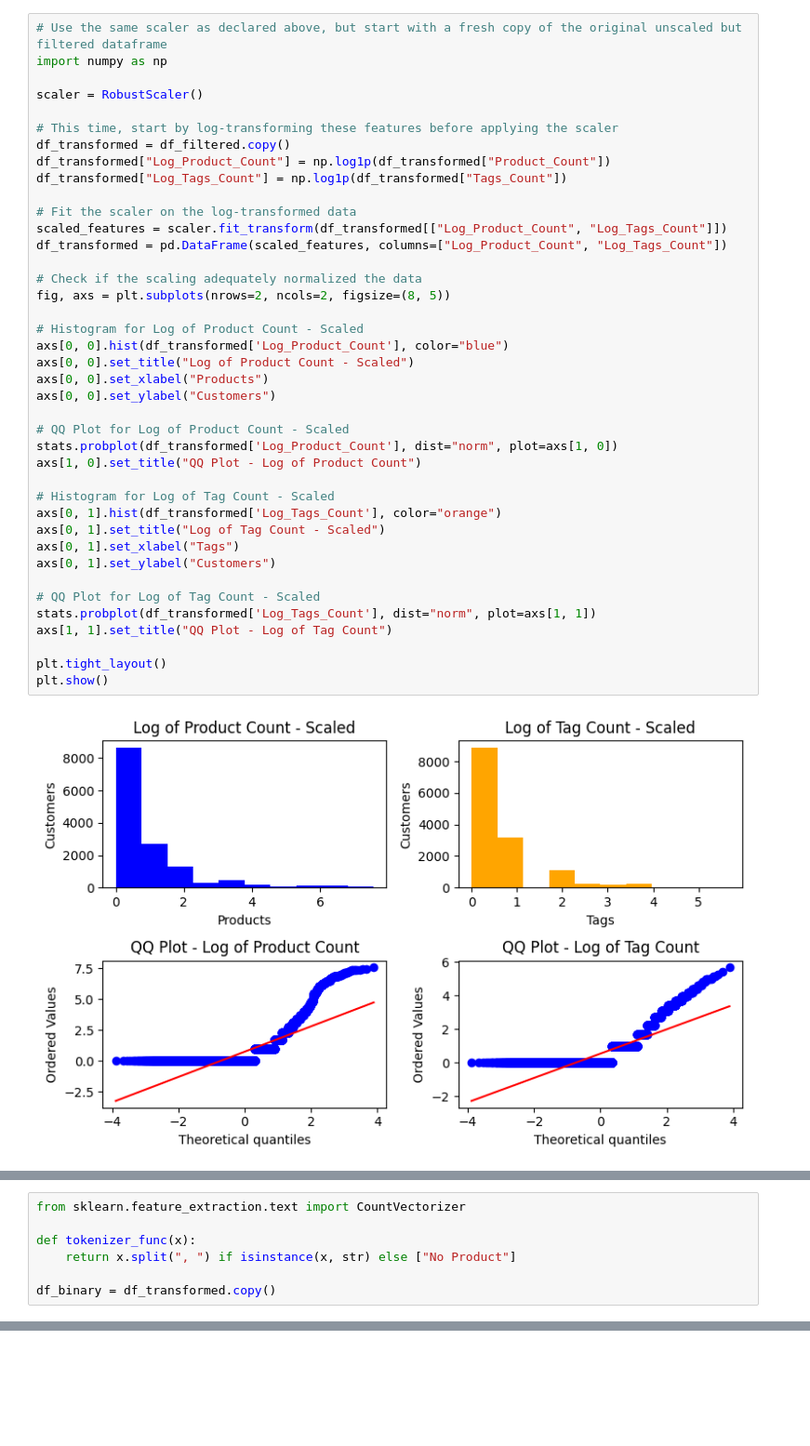
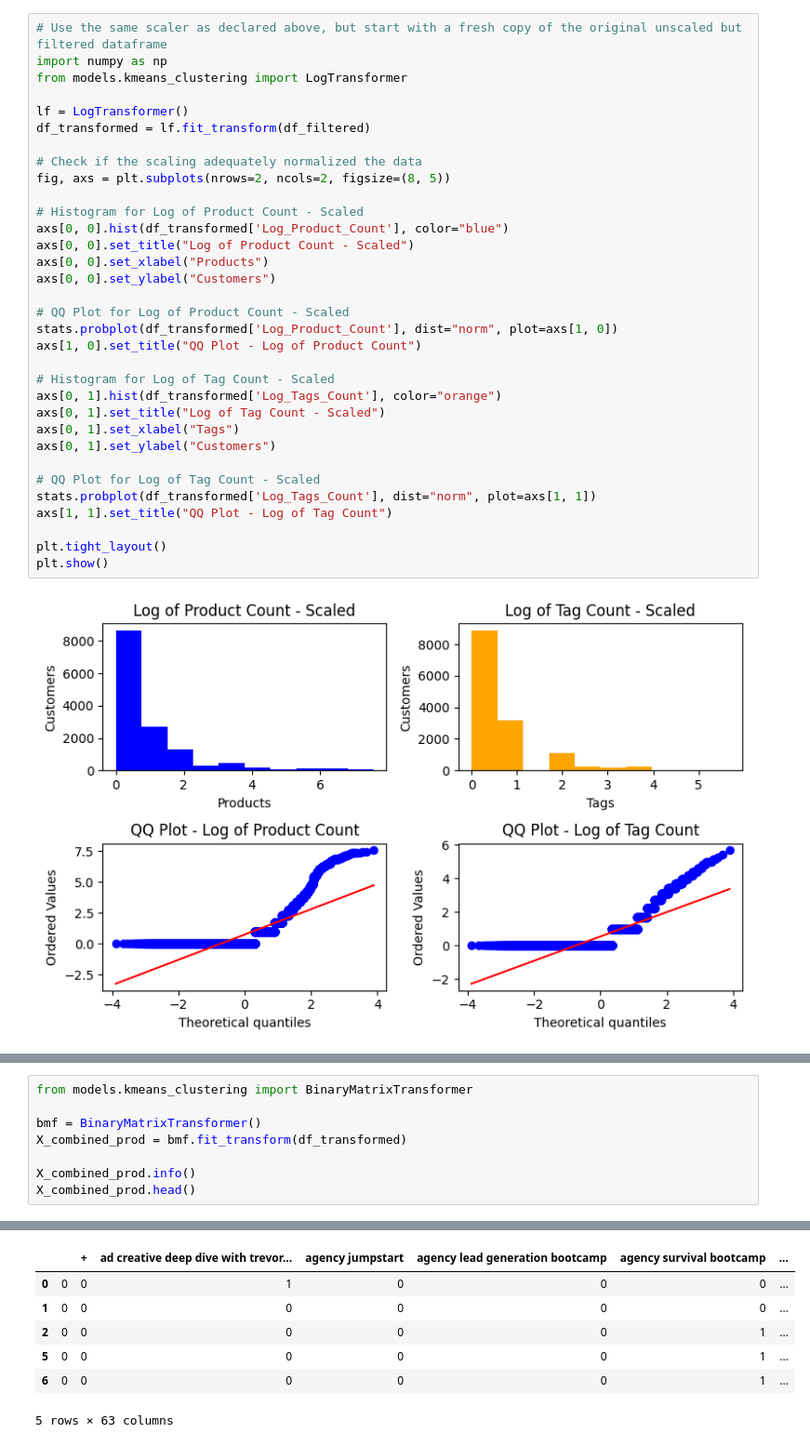
Before and after one commit to nkeblawi/nk-cust-segmentation, a Jupyter notebook: notebooks/nk-cust-segmentation-report.ipynb, the cells around one changed output, grey strips where cells are left out. Shown at 93% size. Saved outputs shown, nothing was run; the diff lists cells and outputs as text; blank space fills up the shorter version.

````diff
--- a/notebooks/nk-cust-segmentation-report.ipynb
+++ b/notebooks/nk-cust-segmentation-report.ipynb
@@ -367,17 +367,10 @@ Next, I will try logarithmic transformation to see if I can get a more normal di
 # %%
 # Use the same scaler as declared above, but start with a fresh copy of the original unscaled but filtered dataframe
 import numpy as np
+from models.kmeans_clustering import LogTransformer
 
-scaler = RobustScaler()
-
-# This time, start by log-transforming these features before applying the scaler
-df_transformed = df_filtered.copy()
-df_transformed["Log_Product_Count"] = np.log1p(df_transformed["Product_Count"])
-df_transformed["Log_Tags_Count"] = np.log1p(df_transformed["Tags_Count"])
-
-# Fit the scaler on the log-transformed data
-scaled_features = scaler.fit_transform(df_transformed[["Log_Product_Count", "Log_Tags_Count"]])
-df_transformed = pd.DataFrame(scaled_features, columns=["Log_Product_Count", "Log_Tags_Count"])
+lf = LogTransformer()
+df_transformed = lf.fit_transform(df_filtered)
 
 # Check if the scaling adequately normalized the data
 fig, axs = plt.subplots(nrows=2, ncols=2, figsize=(8, 5))
@@ -420,10 +409,12 @@ Because the X-axis has been scaled down, these transformed-scaled values can be
 ### 2.6 - Product encoding
 
 This brings about the next step of one-hot encoding product information under the ```Products``` column. But one-hot encoding will result in a very large and very sparse matrix since there are so many products (over 40 of them). Rather than one-hot encoding alone, I use a CountVectorizer() class to tokenize product names as well. CountVectorizer() accomplishes both one-hot encoding and tokenization in one step.
-# %%
-from sklearn.feature_extraction.text import CountVectorizer
-
-def tokenizer_func(x):
-    return x.split(", ") if isinstance(x, str) else ["No Product"]
-
-df_binary = df_transformed.copy()
+# %%
+from models.kmeans_clustering import BinaryMatrixTransformer
+
+bmf = BinaryMatrixTransformer()
+X_combined_prod = bmf.fit_transform(df_transformed)
+
+X_combined_prod.info()
+X_combined_prod.head()
+# %% [output]
@@ -429,0 +438,7 @@ df_binary = df_transformed.copy()
+|  |  | + | ad creative deep dive with trevor... | agency jumpstart | agency lead generation bootcamp | agency survival bootcamp | ... |
+| 0 | 0 | 0 | 1 | 0 | 0 | 0 | ... |
+| 1 | 0 | 0 | 0 | 0 | 0 | 0 | ... |
+| 2 | 0 | 0 | 0 | 0 | 0 | 1 | ... |
+| 5 | 0 | 0 | 0 | 0 | 0 | 1 | ... |
+| 6 | 0 | 0 | 0 | 0 | 0 | 1 | ... |
+5 rows × 63 columns
````
Also changed, not shown: parts of 11 cells of this notebook.
